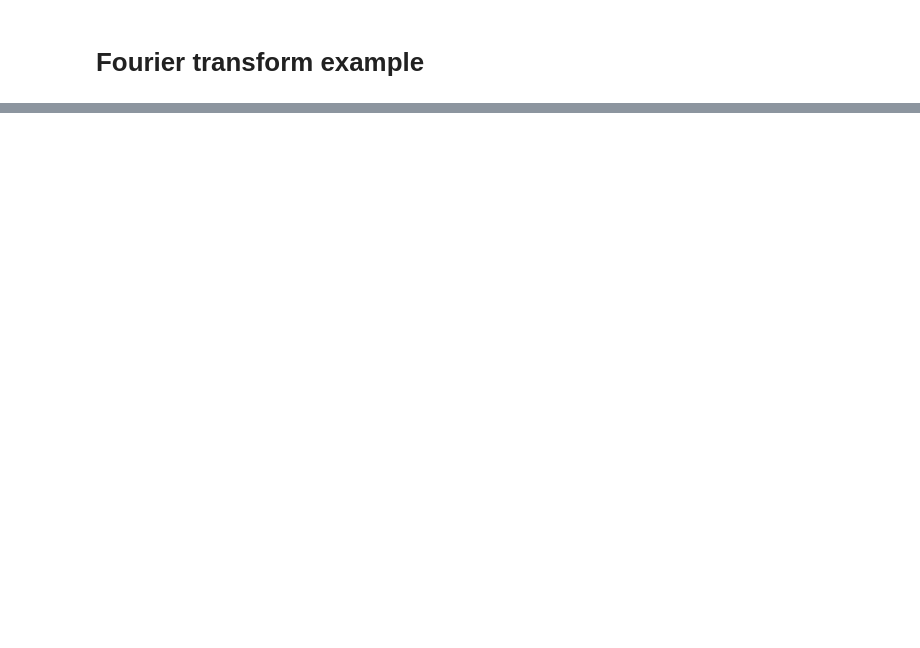
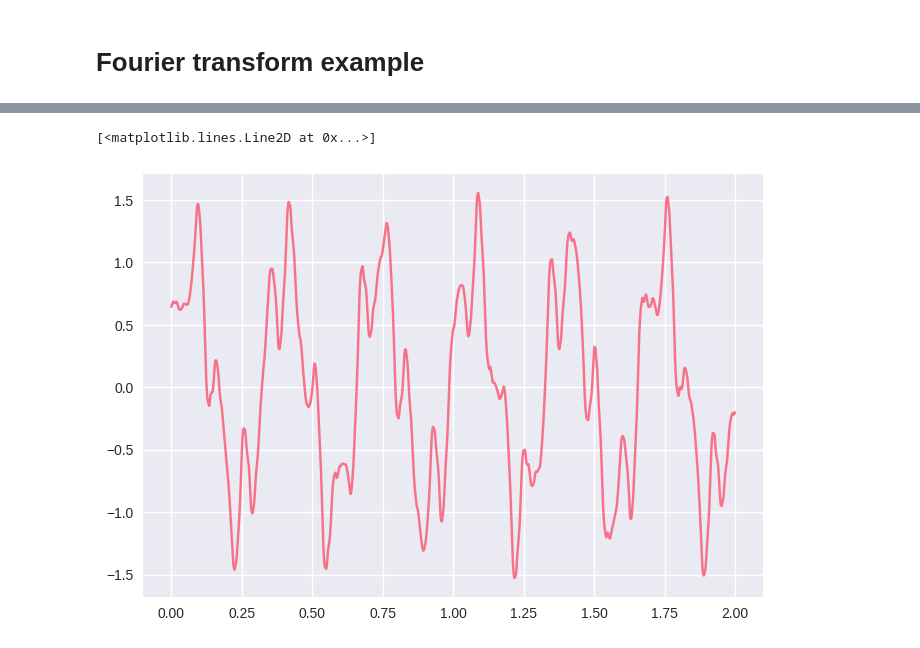
Before and after one commit to TAUforPython/wavelets, a Jupyter notebook: example DFT discrete Fourier transform.ipynb, the cells around one changed output, grey strips where cells are left out. Cells and saved outputs as stored; diff of their text form; code cells hidden in the pictures; blank space fills up the shorter version.

```diff
--- a/example DFT discrete Fourier transform.ipynb
+++ b/example DFT discrete Fourier transform.ipynb
@@ -451,0 +146,6 @@ print("Эти осцилляции уменьшаются с увеличени
+# %%
+# восстановление сигнала с помощью обратного дискретного вейвлет преобразования
+plt.plot(t, pywt.upcoef('a', dwt_coeffs[0][:], waveletname, level = 5, take = len(y)))
+# %% [output]
+[<matplotlib.lines.Line2D at 0x...>]
+[figure, added]
```
Also changed, not shown: parts of 21 cells of this notebook.
